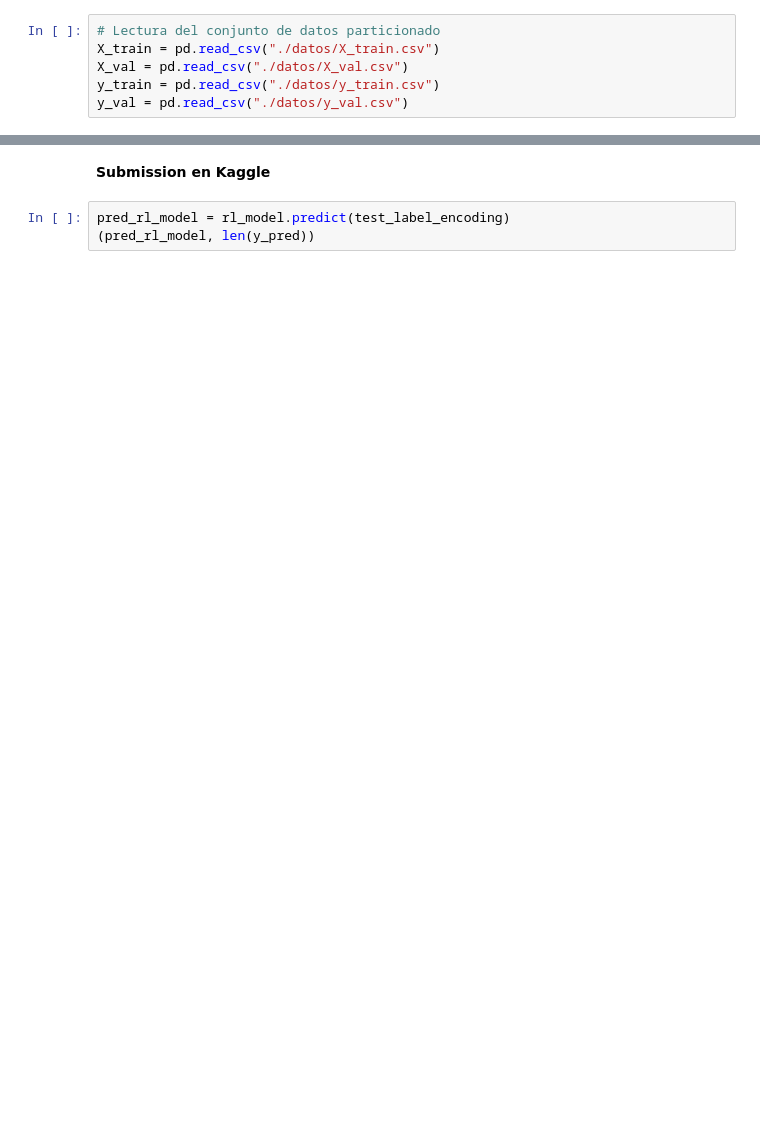
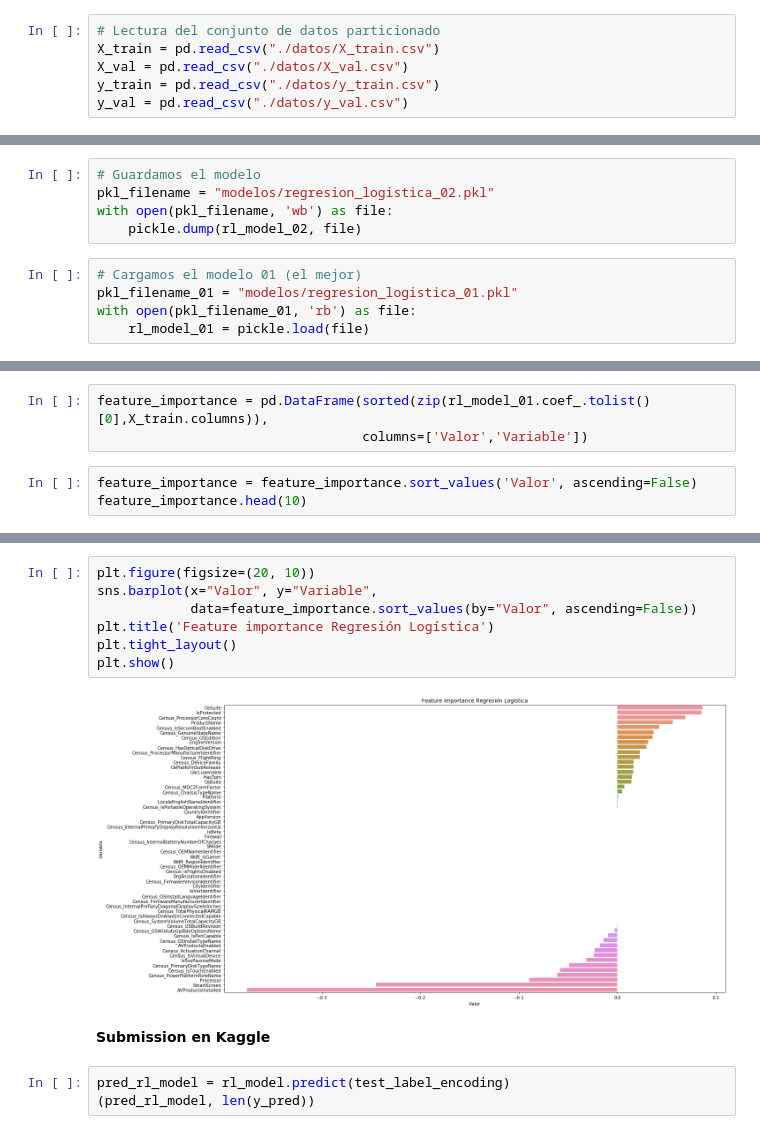
Before and after one commit to Gecofer/TFM_1920, a Jupyter notebook: notebooks/5-MicrosoftMalwarePrediction-RegresionLogistica.ipynb, the cells around one changed output, grey strips where cells are left out. Saved outputs shown, nothing was run; the diff lists cells and outputs as text; blank space fills up the shorter version.

Commit message:
Subir modelo de Regresión Logística en .ipynb .md

```diff
--- a/notebooks/5-MicrosoftMalwarePrediction-RegresionLogistica.ipynb
+++ b/notebooks/5-MicrosoftMalwarePrediction-RegresionLogistica.ipynb
@@ -125 +173,11 @@ with open(pkl_filename, 'wb') as file:
+# %%
+# Guardamos el modelo
+pkl_filename = "modelos/regresion_logistica_02.pkl"
+with open(pkl_filename, 'wb') as file:
+    pickle.dump(rl_model_02, file)
+# %%
+# Cargamos el modelo 01 (el mejor)
+pkl_filename_01 = "modelos/regresion_logistica_01.pkl"
+with open(pkl_filename_01, 'rb') as file:
+    rl_model_01 = pickle.load(file)
 # %% [markdown]
@@ -128,0 +187,6 @@ with open(pkl_filename, 'wb') as file:
+# %%
+feature_importance = pd.DataFrame(sorted(zip(rl_model_01.coef_.tolist()[0],X_train.columns)),
+                                  columns=['Valor','Variable'])
+# %%
+feature_importance = feature_importance.sort_values('Valor', ascending=False)
+feature_importance.head(10)
@@ -129,3 +214,12 @@ with open(pkl_filename, 'wb') as file:
+# %%
+plt.figure(figsize=(20, 10))
+sns.barplot(x="Valor", y="Variable",
+            data=feature_importance.sort_values(by="Valor", ascending=False))
+plt.title('Feature importance Regresión Logística')
+plt.tight_layout()
+plt.show()
+# %% [output]
+[figure, added]
 # %% [markdown]
 **Submission en Kaggle**
 # %%
```
Also changed, not shown: parts of 28 cells of this notebook, 1 other file.
